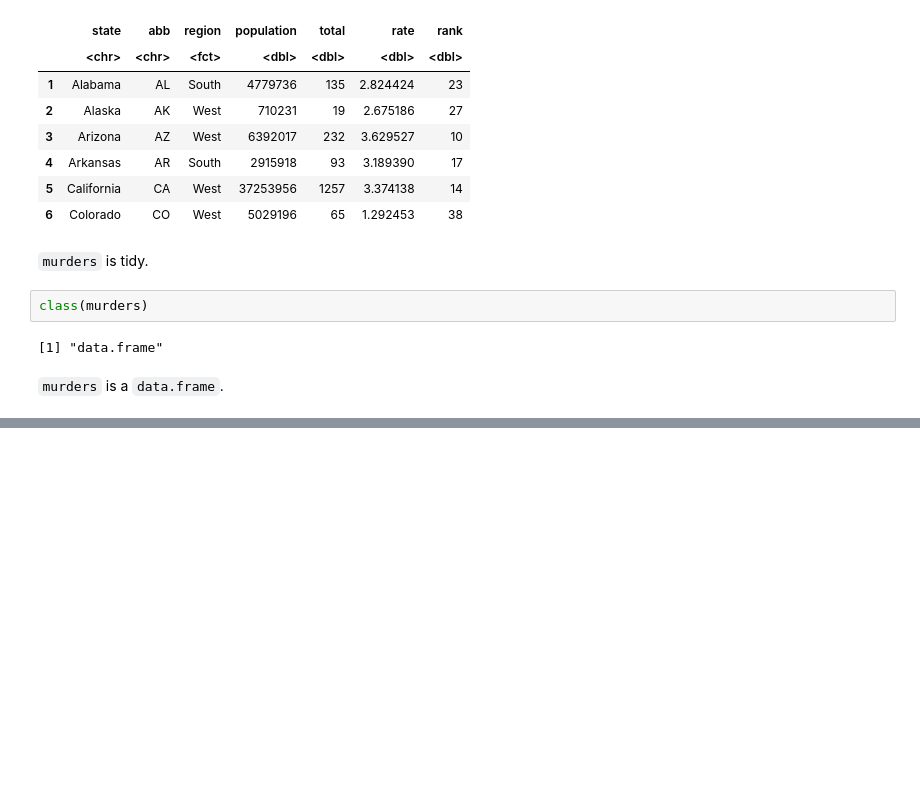
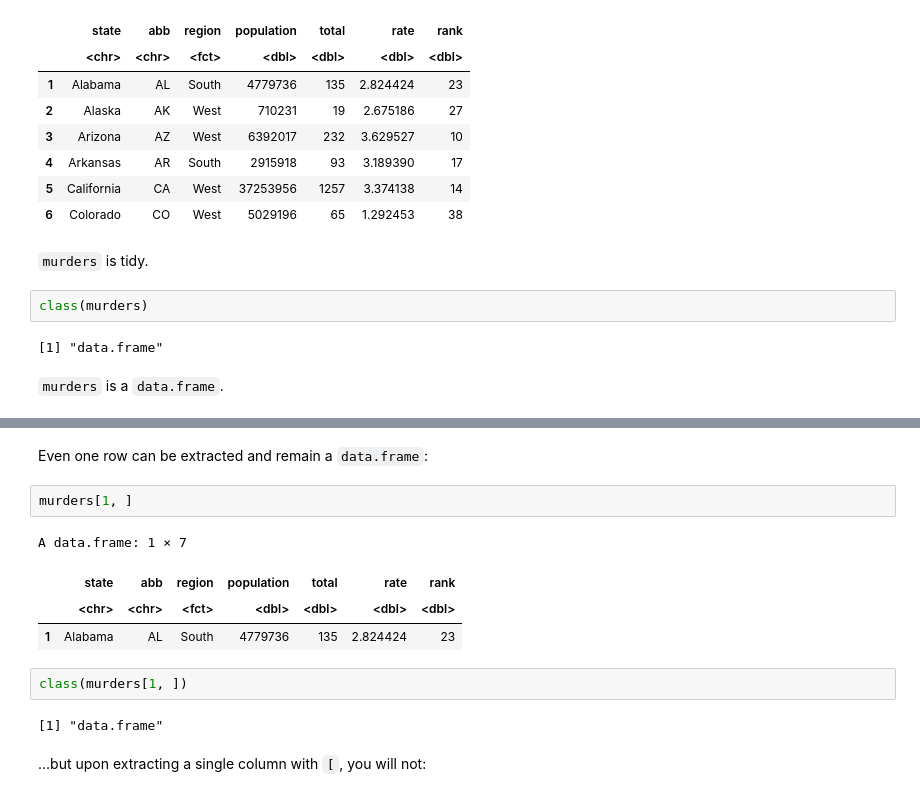
Before and after one commit to readyready15728/data-wrangling-and-visualization-with-r, a Jupyter notebook: 04_the_tidyverse/04_the_tidyverse.ipynb, the cells around one changed output, grey strips where cells are left out. Drawn from its saved outputs; the diff is of its cells as text; blank space fills up the shorter version.

```diff
--- a/04_the_tidyverse/04_the_tidyverse.ipynb
+++ b/04_the_tidyverse/04_the_tidyverse.ipynb
@@ -910,0 +1015,15 @@ class(murders)
+# %% [markdown]
+Even one row can be extracted and remain a `data.frame`:
+# %%
+murders[1, ]
+# %% [output]
+A data.frame: 1 × 7
+|  | state | abb | region | population | total | rate | rank |
+|  | <chr> | <chr> | <fct> | <dbl> | <dbl> | <dbl> | <dbl> |
+| 1 | Alabama | AL | South | 4779736 | 135 | 2.824424 | 23 |
+# %%
+class(murders[1, ])
+# %% [output]
+[1] "data.frame"
+# %% [markdown]
+...but upon extracting a single column with `[`, you will not:
```
Also changed, not shown: parts of 55 cells of this notebook.
